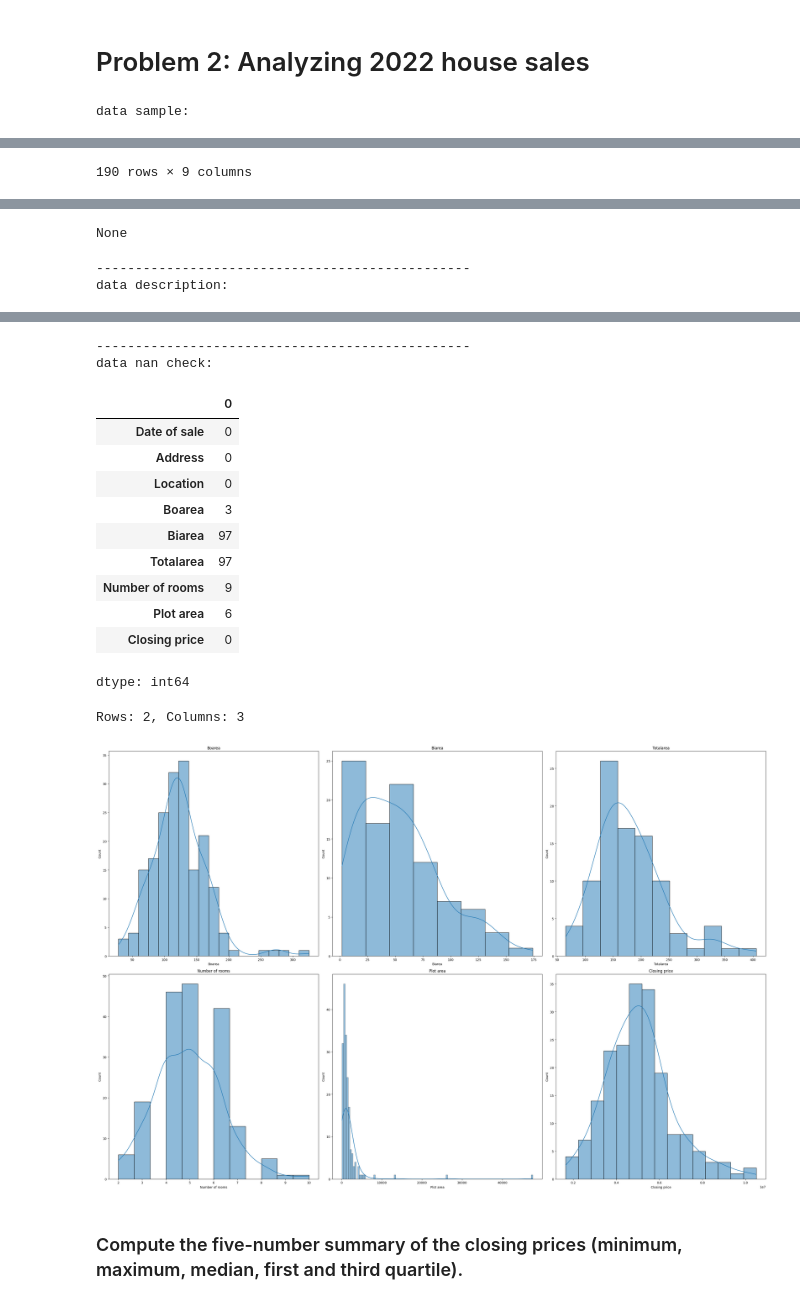
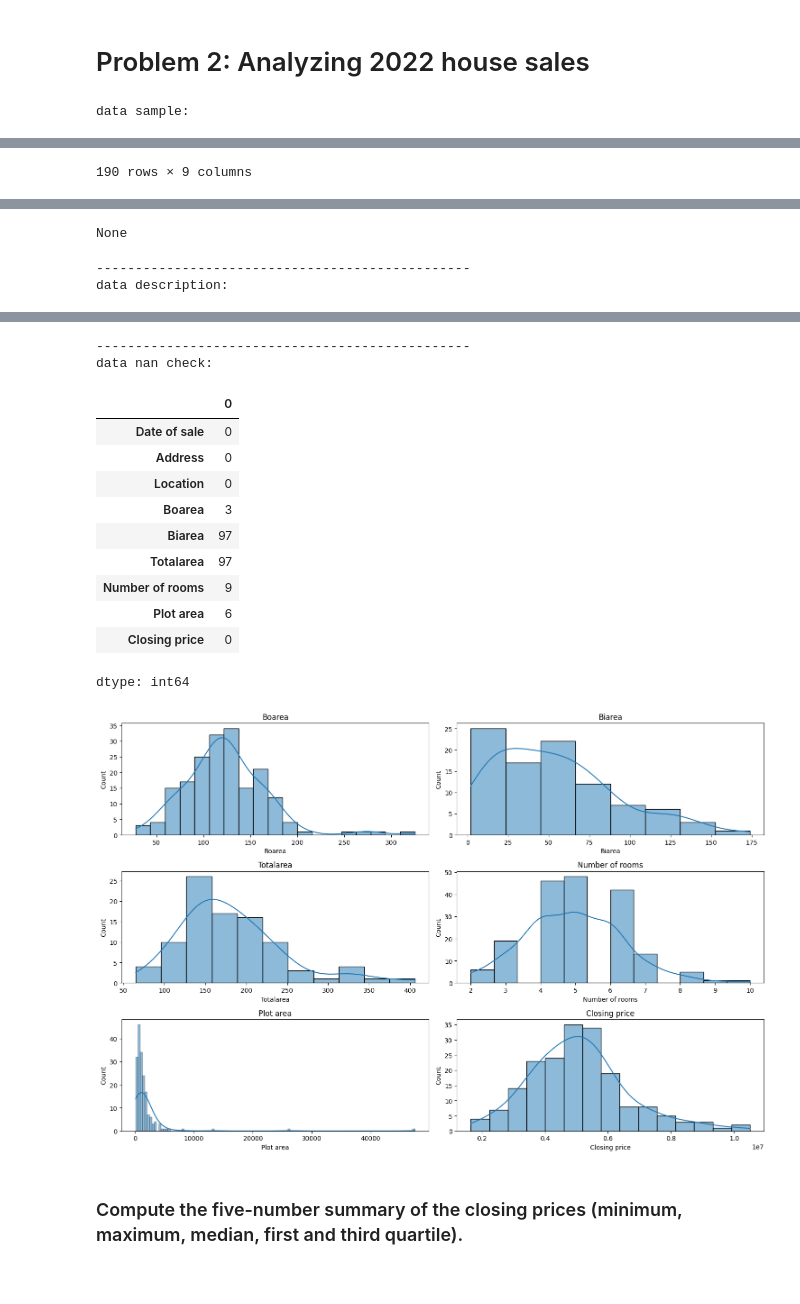
Before and after one commit to xvxnoah/Assignment_2_DAT565, a Jupyter notebook: assignment_2.ipynb, the cells around one changed output, grey strips where cells are left out. Drawn from its saved outputs; the diff is of its cells as text; code cells hidden in the pictures.

```diff
--- a/assignment_2.ipynb
+++ b/assignment_2.ipynb
@@ -254,7 +252,7 @@ df
 from IPython.display import display
 import math
 import seaborn as sns
-def data_visualizer(df,max_columns=60,max_rows = 20,display_func=display,displot_kind=None):
+def data_visualizer(df,max_columns=60,max_rows = 20, display_func=display, histogram=True):
 
   if not isinstance(df, pd.DataFrame):df=pd.DataFrame(df)
   pd.set_option('display.max_columns',max_columns)
@@ -277,7 +275,7 @@ def data_visualizer(df,max_columns=60,max_rows = 20,display_func=display,displot
   pd.set_option('display.max_columns',max_columns)
   pd.set_option('display.max_rows', max_rows)
 
-  if displot_kind is not None:
+  if histogram is not None:
   #  df.hist(bins=50, figsize=(20,15))
   #  plt.show()
 
@@ -285,21 +283,11 @@ def data_visualizer(df,max_columns=60,max_rows = 20,display_func=display,displot
    numeric_columns = df.select_dtypes(include=['number']).columns
 
    # Calculate the square root of the number of plots to find the closest square layout
-   sqrt_n = math.sqrt(len(numeric_columns))
 
-   # Round down and round up to get possible numbers for rows and columns
-   rows = math.floor(sqrt_n)
-   cols = math.ceil(sqrt_n)
-
-   # Adjust rows and columns to cover all plots
-   while rows * cols < len(numeric_columns):
-       if cols > rows:
-           rows += 1
-       else:
-           cols += 1
+   cols = int(math.sqrt(len(numeric_columns)))  # Define the number of columns for the grid
+   rows = len(numeric_columns) // cols + (len(numeric_columns) % cols > 0)  # Calculate the number of rows needed
 
 
-   print(f"Rows: {rows}, Columns: {cols}")
    fig, axes = plt.subplots(rows, cols, figsize=(15, 10))
 
    # Flatten the axes array for easy iteration
@@ -307,7 +295,7 @@ def data_visualizer(df,max_columns=60,max_rows = 20,display_func=display,displot
 
    # Plotting each attribute in the grid
    for i, column in enumerate(numeric_columns):
-        sns.histplot(df[column], kde=displot_kind, ax=axes[i])
+        sns.histplot(df[column], kde=True, ax=axes[i])
         axes[i].set_title(column)
 
    # Remove any unused subplots
@@ -329,7 +317,7 @@ df_2022 = df[df['Date of sale'].dt.year == 2022].copy()
 df_2022.reset_index(drop=True, inplace=True)
 # %%
 # Display the first few rows of the 2022 data
-data_visualizer(df_2022,displot_kind='kde')
+data_visualizer(df_2022,histogram=True)
 # %% [output]
 data sample:
 |  | Date of sale | Address | Location | Boarea | Biarea | Totalarea | Number of rooms | Plot area | ... |
@@ -361,35 +349,34 @@ Data columns (total 9 columns):
  6   Number of rooms  181 non-null    float64
  7   Plot area        184 non-null    float64
  8   Closing price    190 non-null    int64
 dtypes: datetime64[ns](1), float64(5), int64(1), object(2)
 memory usage: 13.5+ KB
 None
 ------------------------------------------------
 data description:
 |  | Date of sale | Boarea | Biarea | Totalarea | Number of rooms | Plot area | Closing price |
 | count | 190 | 187.000000 | 93.000000 | 93.000000 | 181.000000 | 184.000000 | 1.900000e+02 |
 | mean | 2022-06-14 22:36:37.894736896 | 123.192513 | 53.849462 | 181.204301 | 4.944751 | 1806.826087 | 5.076153e+06 |
 | min | 2022-01-07 00:00:00 | 28.000000 | 2.000000 | 65.000000 | 2.000000 | 127.000000 | 1.650000e+06 |
 | 25% | 2022-03-30 00:00:00 | 99.000000 | 21.000000 | 140.000000 | 4.000000 | 600.750000 | 4.012500e+06 |
 | 50% | 2022-06-07 00:00:00 | 121.000000 | 48.000000 | 174.000000 | 5.000000 | 1118.500000 | 5.000000e+06 |
 | 75% | 2022-08-31 18:00:00 | 146.000000 | 75.000000 | 211.000000 | 6.000000 | 1718.500000 | 5.795000e+06 |
 | max | 2022-12-27 00:00:00 | 325.000000 | 174.000000 | 406.000000 | 10.000000 | 47500.000000 | 1.050000e+07 |
 | std | NaN | 43.027065 | 37.700175 | 62.483660 | 1.405243 | 4108.109618 | 1.557399e+06 |
 ------------------------------------------------
 data nan check:
 |  | 0 |
 | Date of sale | 0 |
 | Address | 0 |
 | Location | 0 |
 | Boarea | 3 |
 | Biarea | 97 |
 | Totalarea | 97 |
 | Number of rooms | 9 |
 | Plot area | 6 |
 | Closing price | 0 |
 dtype: int64
-Rows: 2, Columns: 3
-[figure, old version]
+[figure, new version]
 # %% [markdown]
 ### Compute the five-number summary of the closing prices (minimum, maximum, median, first and third quartile).
 # %%
```
Also changed, not shown: parts of 4 cells of this notebook.
